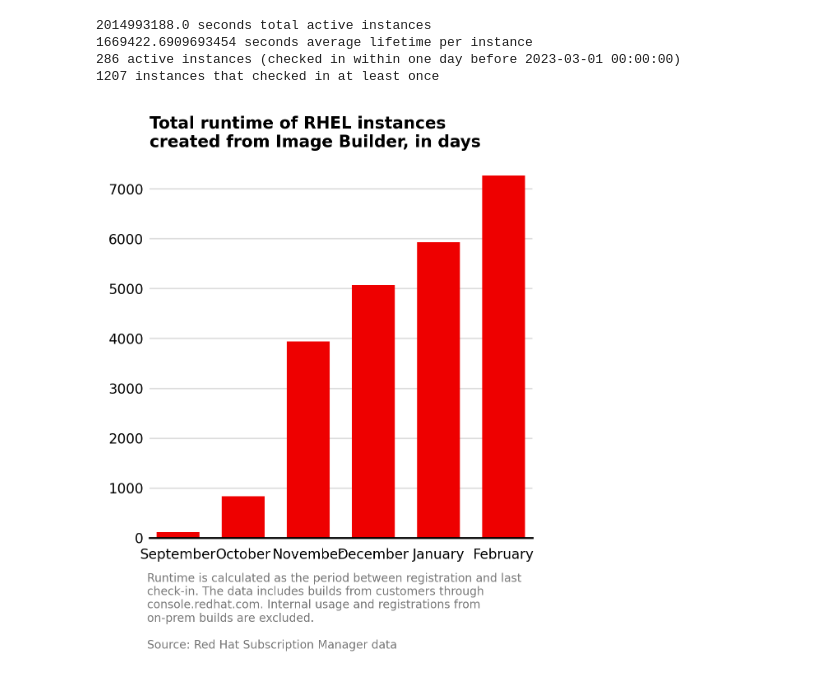
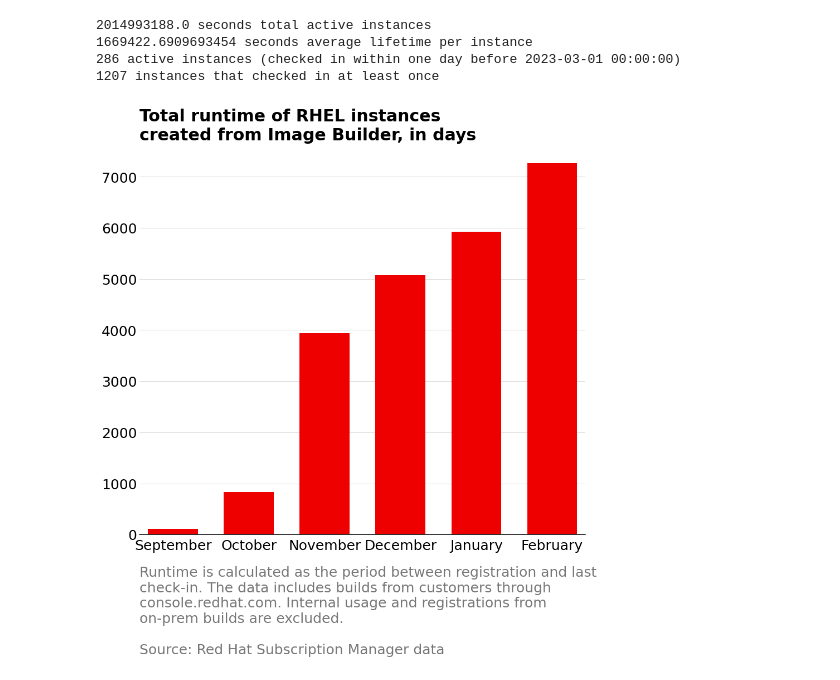
Before and after one commit to larskarlitski/metrics, a Jupyter notebook: notebooks/Report.ipynb, the cells around one changed output. Saved outputs shown, nothing was run; the diff lists cells and outputs as text; code cells hidden in the pictures.

```diff
--- a/notebooks/Report.ipynb
+++ b/notebooks/Report.ipynb
@@ -118,7 +118,8 @@ print(f"{len(durations)} instances that checked in at least once")
 286 active instances (checked in within one day before 2023-03-01 00:00:00)
 1207 instances that checked in at least once
 # %%
-ib.plot.monthly_active_time(subscriptions)
+fig = plt.figure(figsize=(8, 7))
+ib.plot.monthly_active_time(subscriptions, fig)
 # %% [output]
-[figure, old version]
+[figure, new version]
 # %%
```
Also changed, not shown: parts of 3 cells of this notebook, 1 other file.
